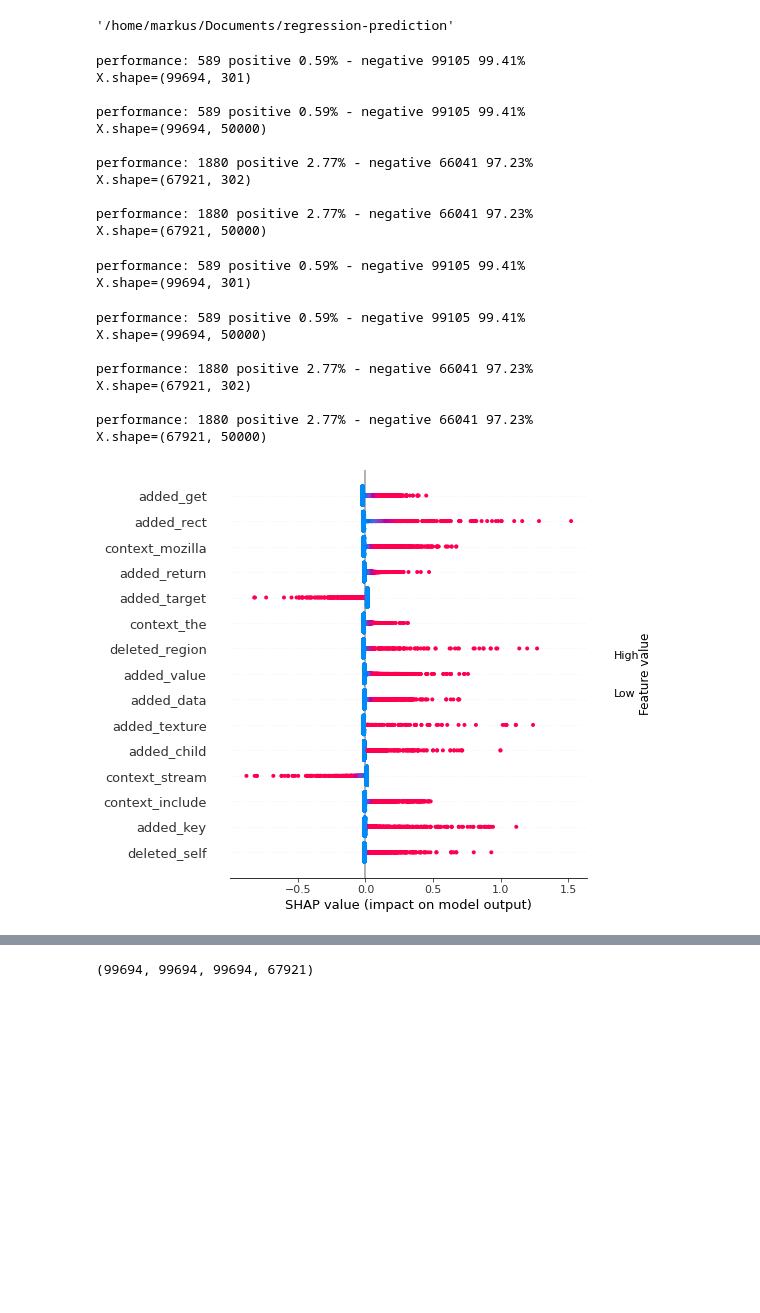
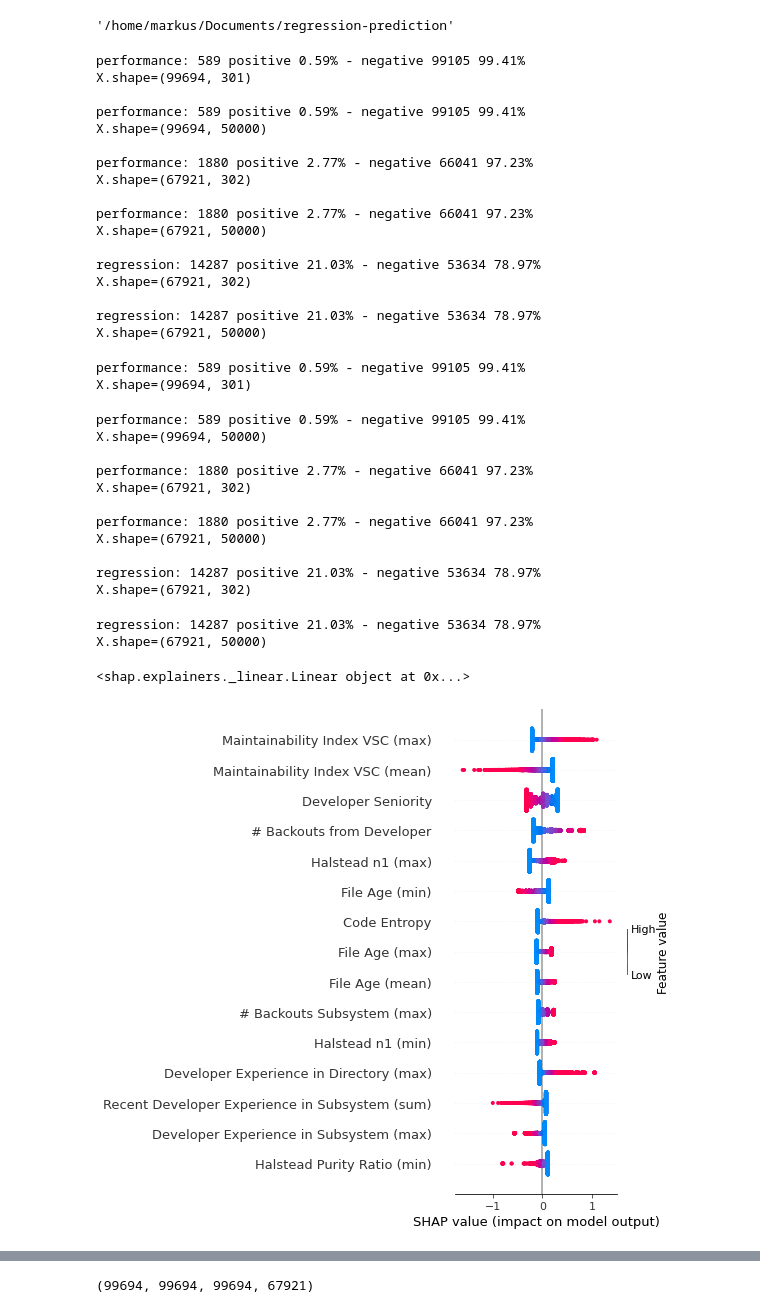
Before and after one commit to markus7800/firefox-performance-regressions, a Jupyter notebook: experiments/Interpretability.ipynb, the cells around one changed output, grey strips where cells are left out. Saved outputs shown, nothing was run; the diff lists cells and outputs as text; code cells hidden in the pictures; blank space fills up the shorter version.

Commit message:
interpretability

```diff
--- a/experiments/Interpretability.ipynb
+++ b/experiments/Interpretability.ipynb
@@ -26,7 +26,9 @@ datas = {
     'szz_traditional': data_map['traditional']['fixed_defect_szz']('performance'),
     'szz_bow': data_map['bow']['fixed_defect_szz']('performance'),
     'bugbug_traditional': data_map['traditional']['bugbug_buglevel']('performance'),
-    'bugbug_bow': data_map['bow']['bugbug_buglevel']('performance')
+    'bugbug_bow': data_map['bow']['bugbug_buglevel']('performance'),
+    'bugbug_reg_traditional': data_map['traditional']['bugbug_buglevel']('regression'),
+    'bugbug_reg_bow': data_map['bow']['bugbug_buglevel']('regression')
 }
 # %% [output]
 performance: 589 positive 0.59% - negative 99105 99.41%
@@ -40,12 +42,20 @@ X.shape=(67921, 302)
 
 performance: 1880 positive 2.77% - negative 66041 97.23%
 X.shape=(67921, 50000)
+
+regression: 14287 positive 21.03% - negative 53634 78.97%
+X.shape=(67921, 302)
+
+regression: 14287 positive 21.03% - negative 53634 78.97%
+X.shape=(67921, 50000)
 # %%
 pipelines = {
     'szz_traditional': fit_best_model('lr', 'fixed_defect_szz', 'traditional', 'performance', 'average_precision'), #mlp
     'szz_bow': fit_best_model('lr', 'fixed_defect_szz', 'bow', 'performance', 'average_precision'), #svm
     'bugbug_traditional': fit_best_model('lr', 'bugbug_buglevel', 'traditional', 'performance', 'average_precision'),
-    'bugbug_bow': fit_best_model('lr', 'bugbug_buglevel', 'bow', 'performance', 'average_precision')
+    'bugbug_bow': fit_best_model('lr', 'bugbug_buglevel', 'bow', 'performance', 'average_precision'),
+    'bugbug_reg_traditional': fit_best_model('lr', 'bugbug_buglevel', 'traditional', 'regression', 'average_precision'), # xgb
+    'bugbug_reg_bow': fit_best_model('lr', 'bugbug_buglevel', 'bow', 'regression', 'average_precision') # xgb
 }
 # %% [output]
 performance: 589 positive 0.59% - negative 99105 99.41%
@@ -58,3 +68,8 @@ X.shape=(67921, 302)
 
 performance: 1880 positive 2.77% - negative 66041 97.23%
 X.shape=(67921, 50000)
+
+regression: 14287 positive 21.03% - negative 53634 78.97%
+X.shape=(67921, 302)
+regression: 14287 positive 21.03% - negative 53634 78.97%
+X.shape=(67921, 50000)
@@ -61,24 +78,27 @@ X.shape=(67921, 50000)
 # %%
 import shap
-kind = 'szz_bow'
+kind = 'bugbug_traditional'
 
 X, y, f = datas[kind]
 pipeline, t = pipelines[kind]
 X_train, X_test, y_train, y_test = train_test_split(X, y, test_size=0.1, shuffle=False)
 
 clf = pipeline['model']
 if 'traditional' in kind:
     X_ = pipeline['scaler'].transform(X_test)
     f = f.drop('target', axis=1)
-    feature_names = f.columns
+    feature_names = [feature_name_map[c] for c in f.columns]
 else:
     X_ = X_test.toarray()
     feature_names = f
 
 explainer = shap.Explainer(clf, X_, feature_names=feature_names)
+print(explainer)
 shap_values = explainer.shap_values(X_)
 
-shap.summary_plot(shap_values, X_, max_display=15, feature_names=feature_names)
-plt.show()
+shap.summary_plot(shap_values, X_, max_display=15, feature_names=feature_names, show=False)
+plt.tight_layout()
+plt.savefig(f'experiments/plots_interpretability/summary_{kind}.pdf')
 # %% [output]
+<shap.explainers._linear.Linear object at 0x...>
-[figure, old version]
+[figure, new version]
```
Also changed, not shown: parts of 14 cells of this notebook, 6 other files.
